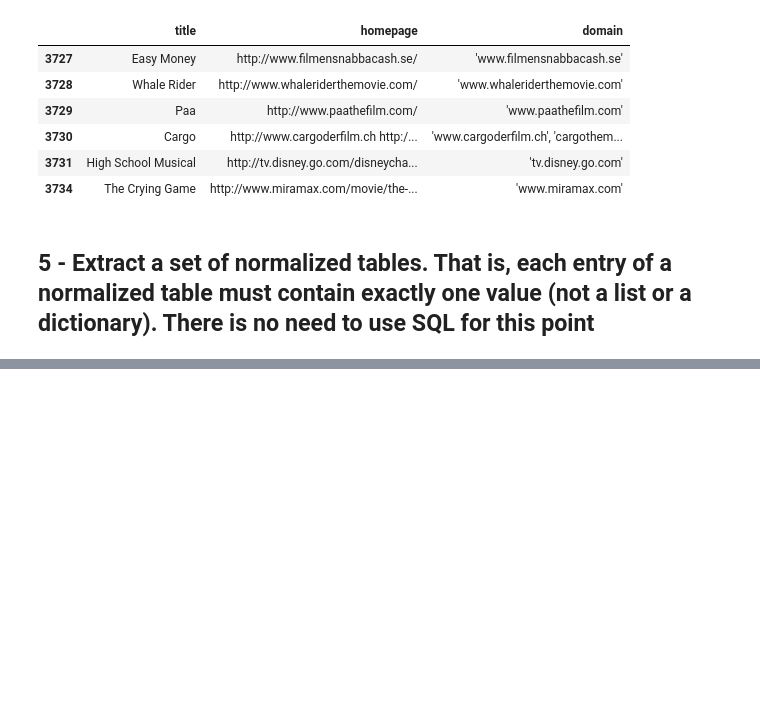
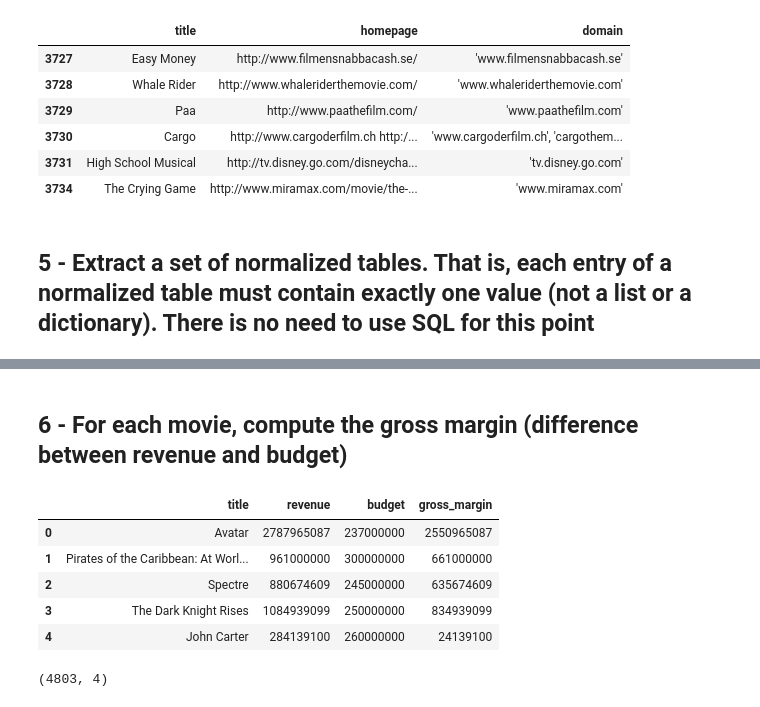
Before and after one commit to mat0692/FCS, a Jupyter notebook: Project FCS.ipynb, the cells around one changed output, grey strips where cells are left out. Cells and saved outputs as stored; diff of their text form; code cells hidden in the pictures; blank space fills up the shorter version.

```diff
--- a/Project FCS.ipynb
+++ b/Project FCS.ipynb
@@ -143,0 +308,16 @@ movies[['title','homepage','domain']][3725:3735].dropna() # toglie solo quelli c
+# %% [markdown]
+## 6 - For each movie, compute the gross margin (difference between revenue and budget)
+# %%
+movies2['gross_margin'] = movies2['revenue'] - movies2['budget']
+display(movies2[['title', 'revenue', 'budget', 'gross_margin']].head(),
+        movies2[['title', 'revenue', 'budget', 'gross_margin']].shape)
+
+#### CHECK valori 0 per revenue e budget????
+# %% [output]
+|  | title | revenue | budget | gross_margin |
+| 0 | Avatar | 2787965087 | 237000000 | 2550965087 |
+| 1 | Pirates of the Caribbean: At Worl... | 961000000 | 300000000 | 661000000 |
+| 2 | Spectre | 880674609 | 245000000 | 635674609 |
+| 3 | The Dark Knight Rises | 1084939099 | 250000000 | 834939099 |
+| 4 | John Carter | 284139100 | 260000000 | 24139100 |
+(4803, 4)
```
Also changed, not shown: parts of 12 cells of this notebook.
